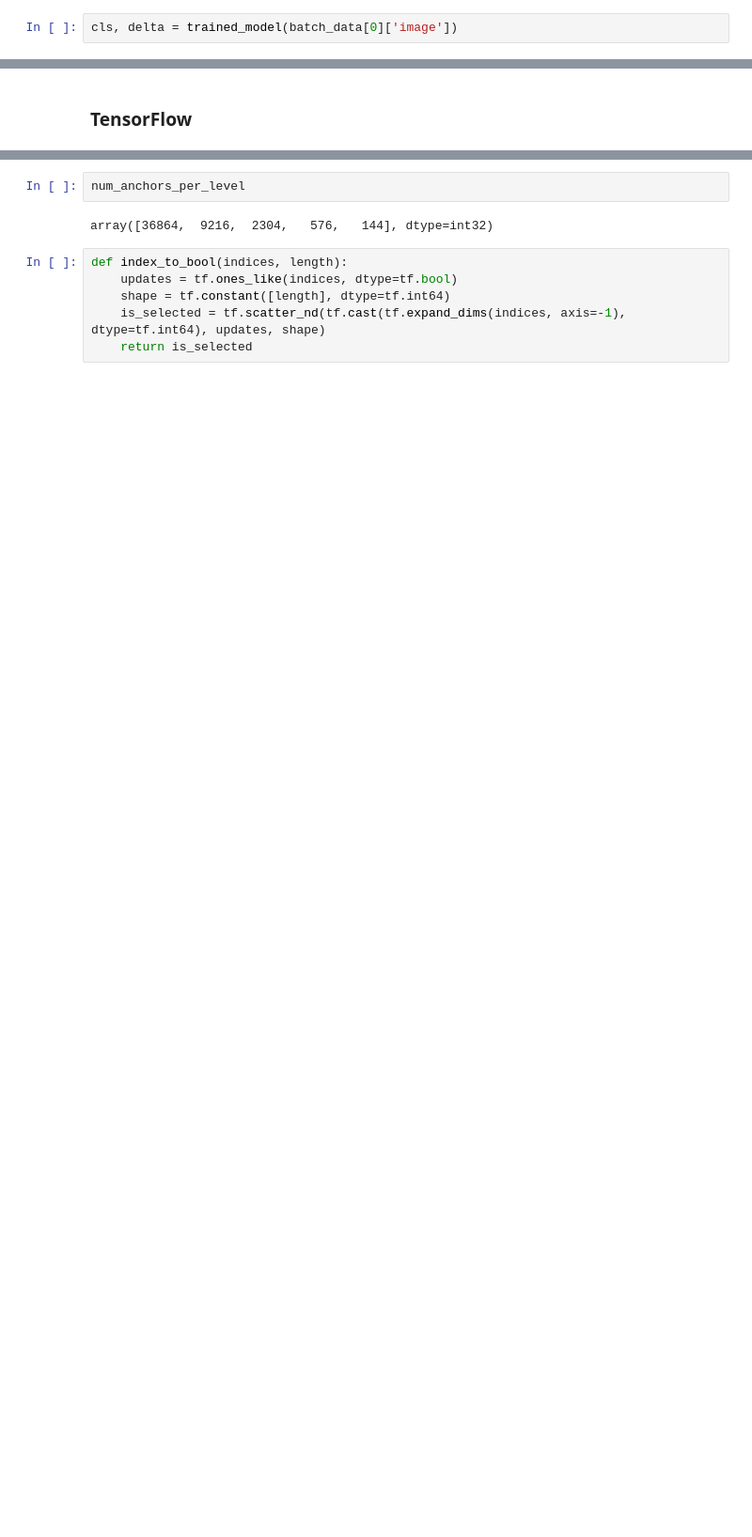
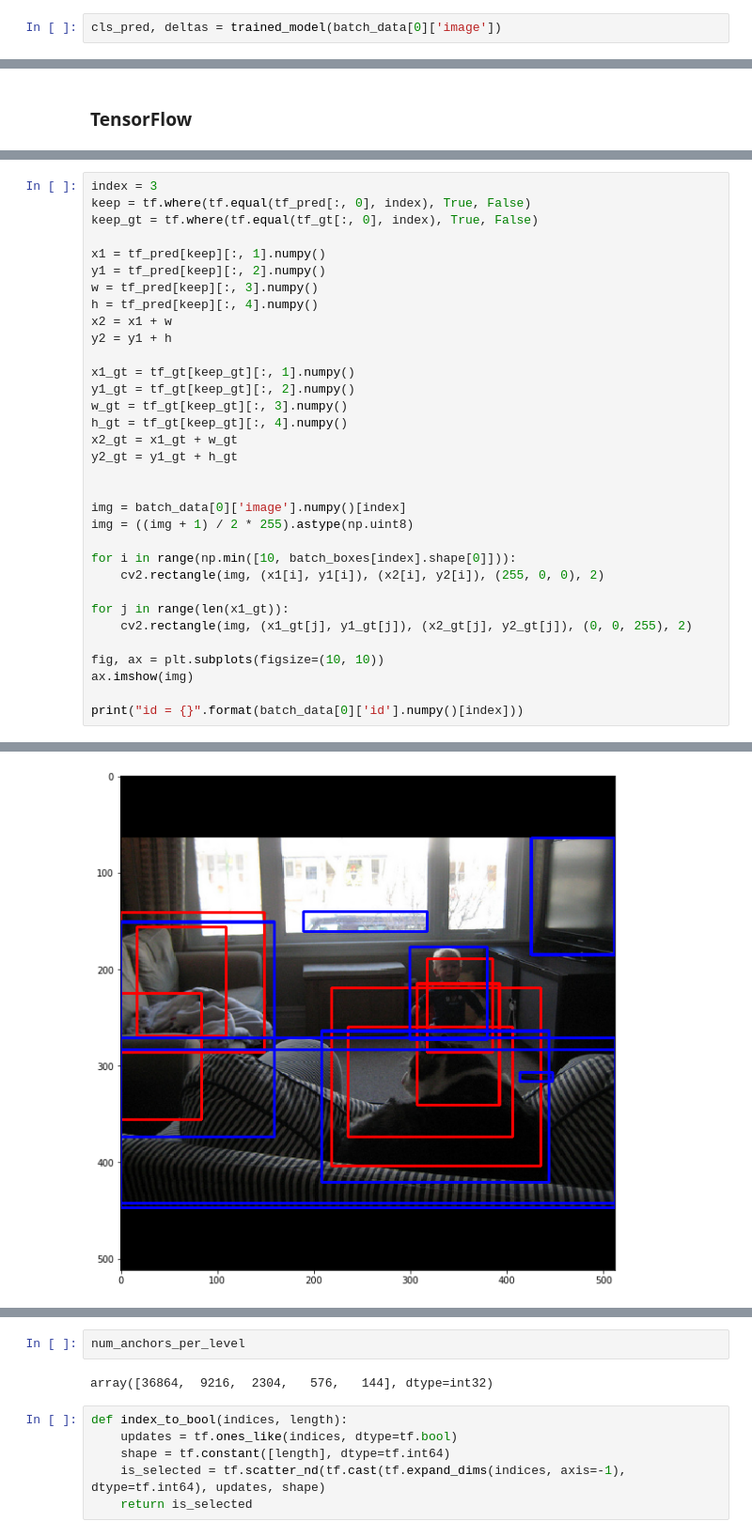
Before and after one commit to rajesh1226/fastestimator, a Jupyter notebook: apphub/instance_detection/retinanet_coco/inference.ipynb, the cells around one changed output, grey strips where cells are left out. Shown at 94% size. Saved outputs shown, nothing was run; the diff lists cells and outputs as text; blank space fills up the shorter version.

```diff
--- a/apphub/instance_detection/retinanet_coco/inference.ipynb
+++ b/apphub/instance_detection/retinanet_coco/inference.ipynb
@@ -172,2 +193,2 @@ trained_model = load_model('/data/hsiming/dev/retinanet_best_total_loss.h5', com
 # %%
-cls, delta = trained_model(batch_data[0]['image'])
+cls_pred, deltas = trained_model(batch_data[0]['image'])
@@ -199,0 +357,34 @@ TensorShape([8, 49104])
+# %%
+index = 3
+keep = tf.where(tf.equal(tf_pred[:, 0], index), True, False)
+keep_gt = tf.where(tf.equal(tf_gt[:, 0], index), True, False)
+
+x1 = tf_pred[keep][:, 1].numpy()
+y1 = tf_pred[keep][:, 2].numpy()
+w = tf_pred[keep][:, 3].numpy()
+h = tf_pred[keep][:, 4].numpy()
+x2 = x1 + w
+y2 = y1 + h
+
+x1_gt = tf_gt[keep_gt][:, 1].numpy()
+y1_gt = tf_gt[keep_gt][:, 2].numpy()
+w_gt = tf_gt[keep_gt][:, 3].numpy()
+h_gt = tf_gt[keep_gt][:, 4].numpy()
+x2_gt = x1_gt + w_gt
+y2_gt = y1_gt + h_gt
+
+
+img = batch_data[0]['image'].numpy()[index]
+img = ((img + 1) / 2 * 255).astype(np.uint8)
+
+for i in range(np.min([10, batch_boxes[index].shape[0]])):
+    cv2.rectangle(img, (x1[i], y1[i]), (x2[i], y2[i]), (255, 0, 0), 2)
+
+for j in range(len(x1_gt)):
+    cv2.rectangle(img, (x1_gt[j], y1_gt[j]), (x2_gt[j], y2_gt[j]), (0, 0, 255), 2)
+
+fig, ax = plt.subplots(figsize=(10, 10))
+ax.imshow(img)
+
+print("id = {}".format(batch_data[0]['id'].numpy()[index]))
+# %% [output]
@@ -199,0 +392 @@ TensorShape([8, 49104])
+[figure, added]
```
Also changed, not shown: parts of 45 cells of this notebook.
